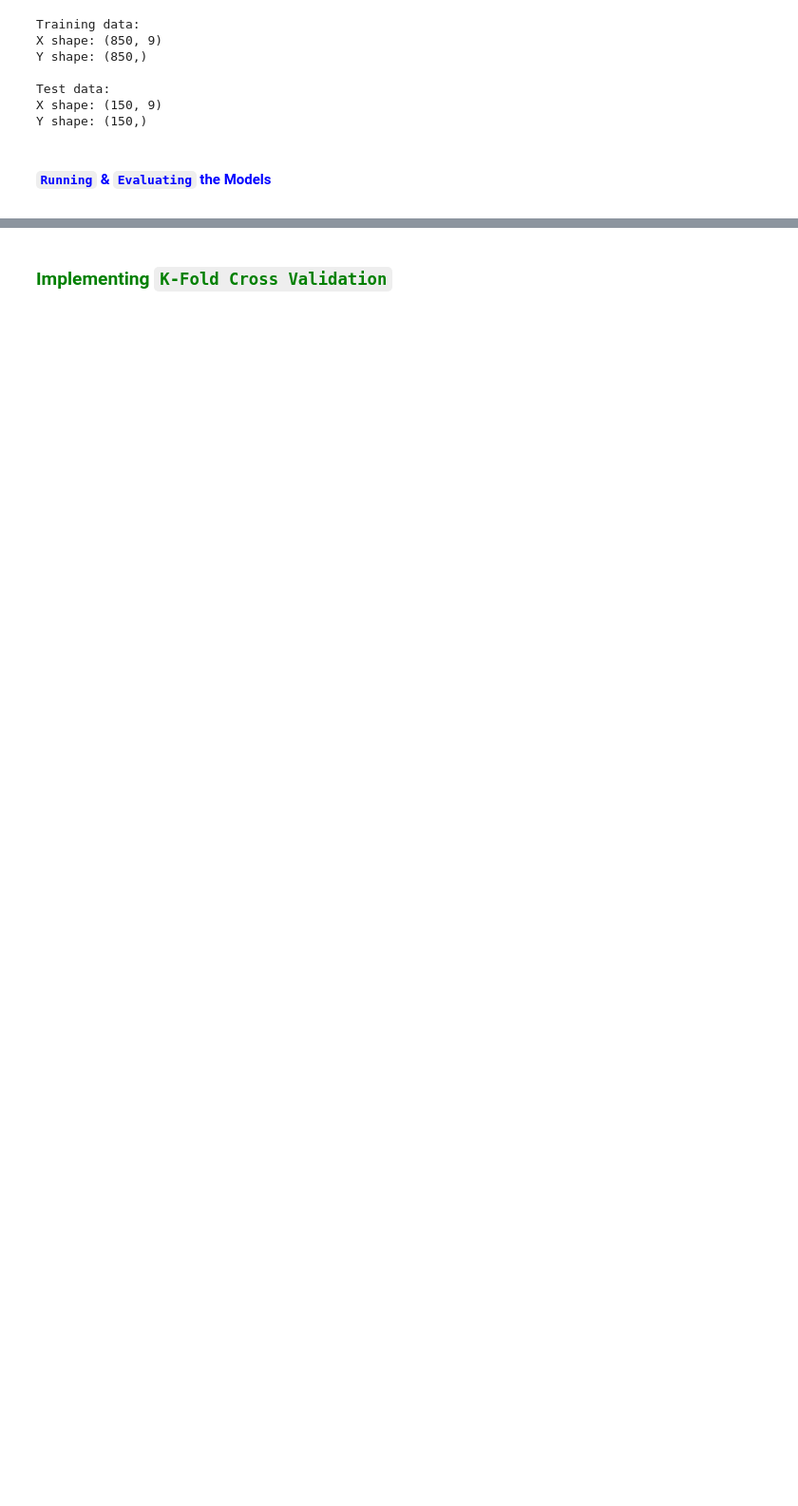
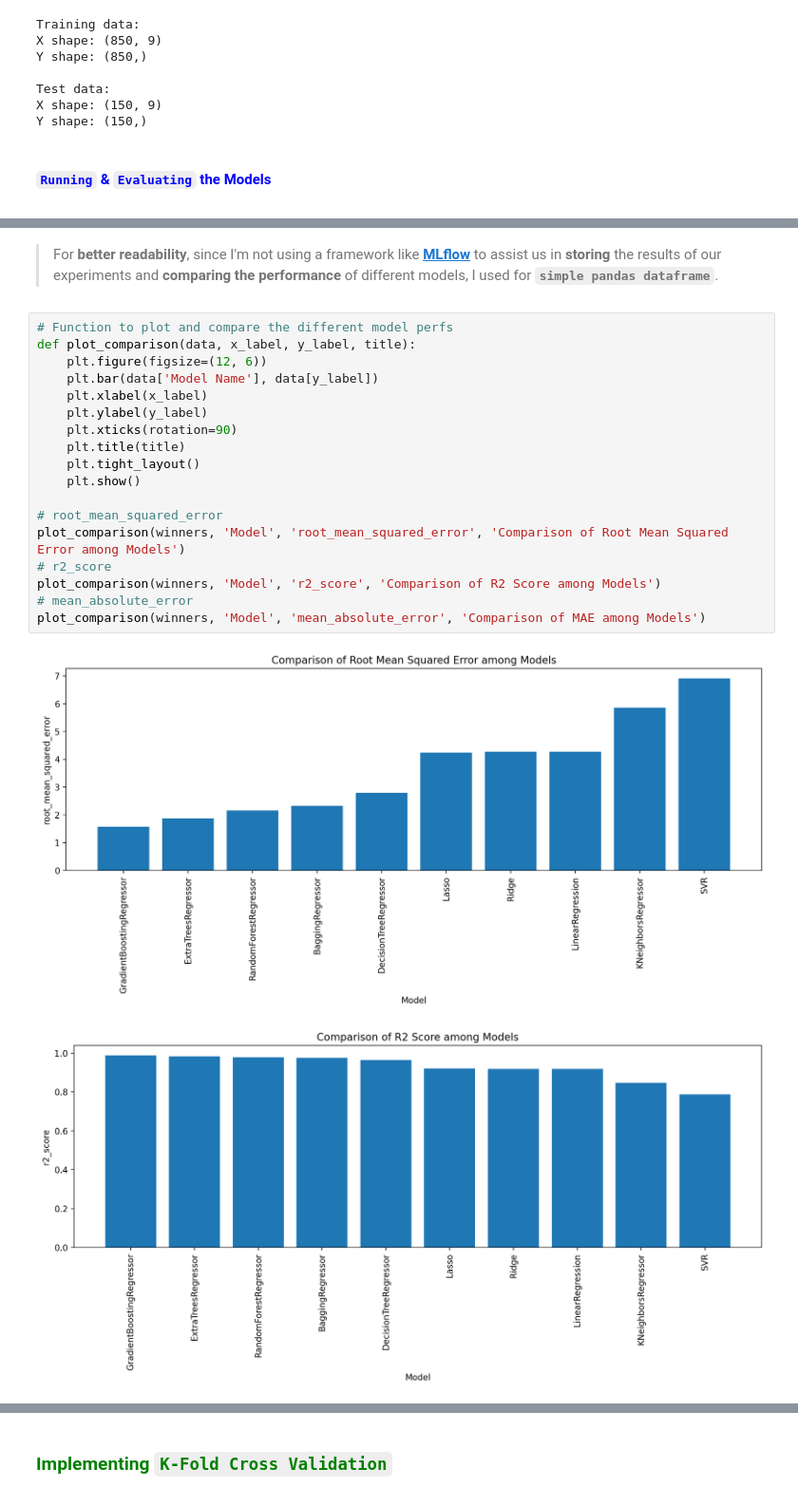
Before and after one commit to labrijisaad/Technical-Test-AXA-Direct-Assurance, a Jupyter notebook: notebooks/TestTechniqueDerive_Sujet.ipynb, the cells around one changed output, grey strips where cells are left out. Shown: that part at 95% size. Drawn from its saved outputs; the diff is of its cells as text; blank space fills up the shorter version.

```diff
--- a/notebooks/TestTechniqueDerive_Sujet.ipynb
+++ b/notebooks/TestTechniqueDerive_Sujet.ipynb
@@ -393,3 +410,26 @@ done for the model ExtraTreesRegressor
 | 0 | LinearRegression | 4.282338 | 18.338423 | 3.485188 | 0.918620 | ... |
 | 5 | KNeighborsRegressor | 5.855950 | 34.292153 | 4.263387 | 0.847822 | ... |
 | 4 | SVR | 6.915144 | 47.819216 | 5.439441 | 0.787793 | ... |
+# %% [markdown]
+> For **better readability**, since I'm not using a framework like **[MLflow](https://mlflow.org/)** to assist us in **storing** the results of our experiments and **comparing the performance** of different models, I used for **`simple pandas dataframe`**.
+# %%
+# Function to plot and compare the different model perfs
+def plot_comparison(data, x_label, y_label, title):
+    plt.figure(figsize=(12, 6))
+    plt.bar(data['Model Name'], data[y_label])
+    plt.xlabel(x_label)
+    plt.ylabel(y_label)
+    plt.xticks(rotation=90)
+    plt.title(title)
+    plt.tight_layout()
+    plt.show()
+
+# root_mean_squared_error
+plot_comparison(winners, 'Model', 'root_mean_squared_error', 'Comparison of Root Mean Squared Error among Models')
+# r2_score
+plot_comparison(winners, 'Model', 'r2_score', 'Comparison of R2 Score among Models')
+# mean_absolute_error
+plot_comparison(winners, 'Model', 'mean_absolute_error', 'Comparison of MAE among Models')
+# %% [output]
+[figure, added]
+[figure, added]
```
Also changed, not shown: parts of 7 cells of this notebook.
